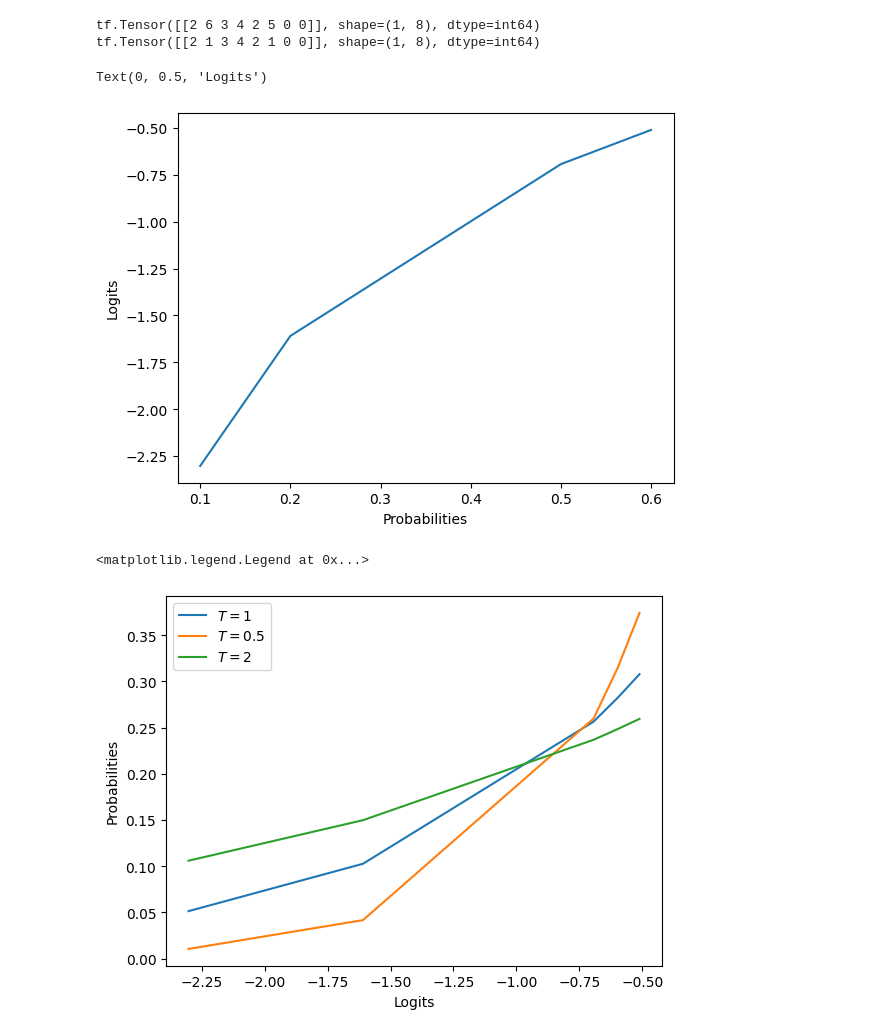
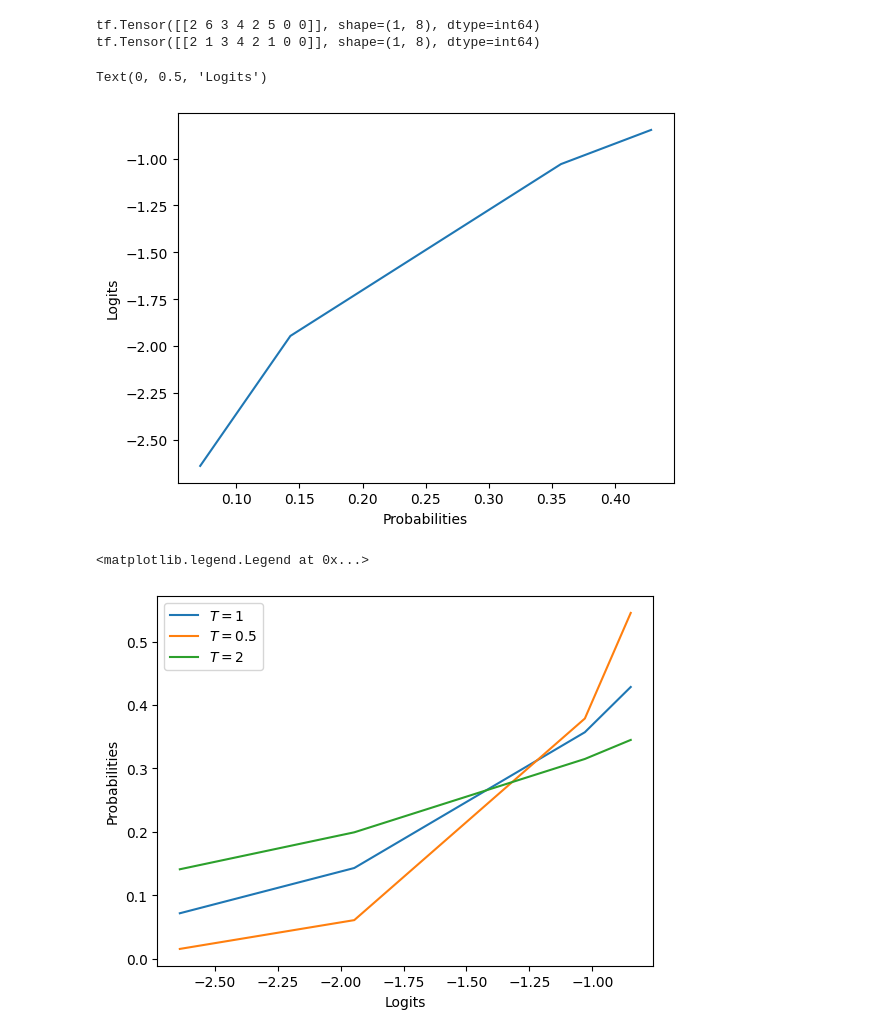
Before and after one commit to MRU-COMP4630/w24, a Jupyter notebook: week9/figs/nlp_figs.ipynb, the cells around one changed output. Saved outputs shown, nothing was run; the diff lists cells and outputs as text; code cells hidden in the pictures.

```diff
--- a/week9/figs/nlp_figs.ipynb
+++ b/week9/figs/nlp_figs.ipynb
@@ -56,15 +56,16 @@ tf.Tensor([[2 1 3 4 2 1 0 0]], shape=(1, 8), dtype=int64)
 # %%
 import numpy as np
 import matplotlib.pyplot as plt
-# 3 classes
-probabilities = [0.1, 0.2, 0.5, 0.6]
+# 4 classes
+probabilities = np.array([0.1, 0.2, 0.5, 0.6])
+probabilities = probabilities / np.sum(probabilities)
 logits = np.log(probabilities)
 plt.plot(probabilities, logits)
 plt.xlabel('Probabilities')
 plt.ylabel('Logits')
 # %% [output]
 Text(0, 0.5, 'Logits')
-[figure, old version]
+[figure, new version]
 # %%
 # go back the other way with softmax
 def softmax(logits, temp=1):
@@ -81,4 +82,4 @@ plt.ylabel('Probabilities')
 plt.legend()
 # %% [output]
 <matplotlib.legend.Legend at 0x...>
-[figure, old version]
+[figure, new version]
```
